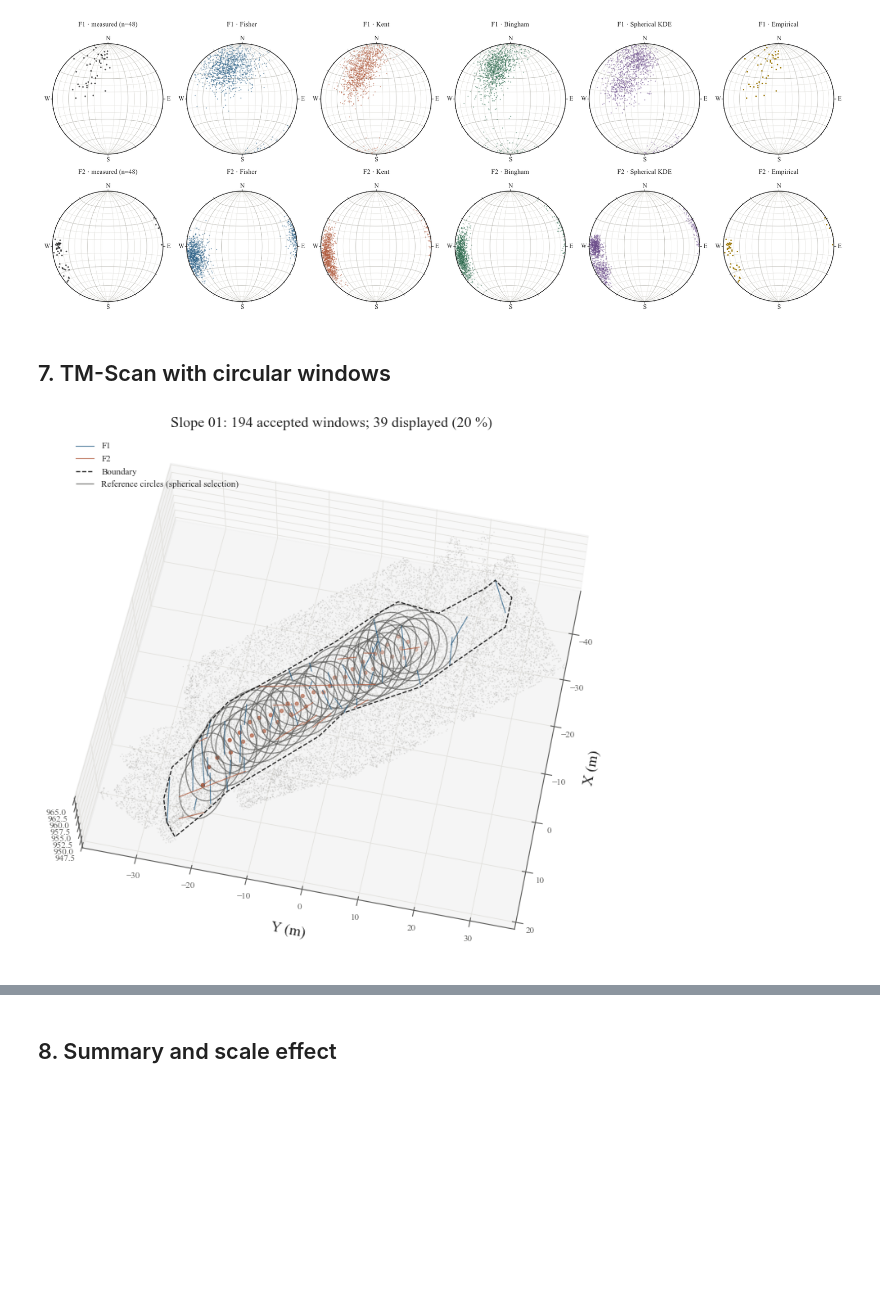
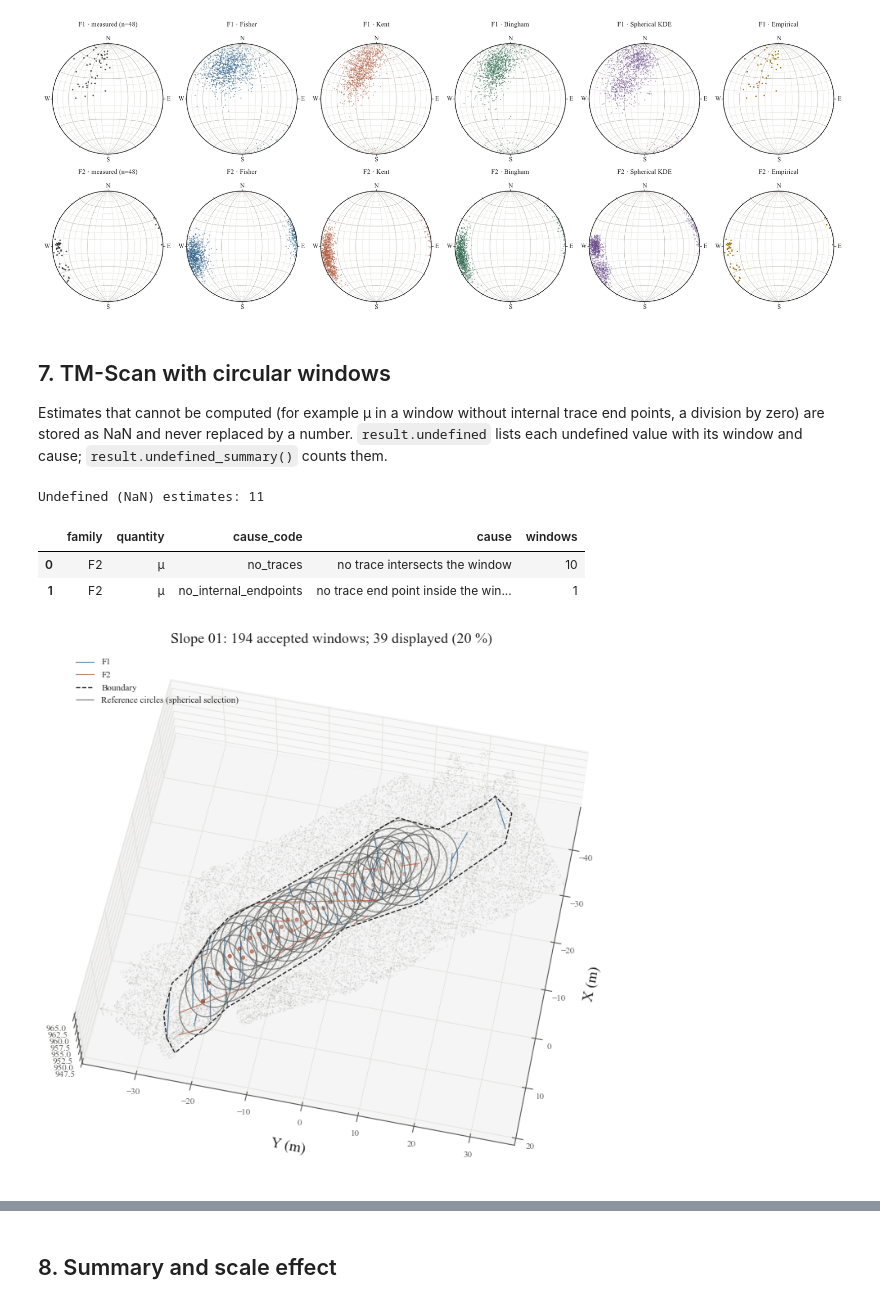
Before and after one commit to GaldinoMagalhaes/TM-Scan-Discontinuity-Analysis-library, a Jupyter notebook: case_studies/slope_01/case_study.ipynb, the cells around one changed output, grey strips where cells are left out. Drawn from its saved outputs; the diff is of its cells as text; code cells hidden in the pictures; blank space fills up the shorter version.

```diff
--- a/case_studies/slope_01/case_study.ipynb
+++ b/case_studies/slope_01/case_study.ipynb
@@ -143,10 +161,19 @@ orientation.plot();
 [figure]
 # %% [markdown]
 ## 7. TM-Scan with circular windows
+Estimates that cannot be computed (for example μ in a window without internal trace end points,
+a division by zero) are stored as NaN and never replaced by a number. `result.undefined` lists
+each undefined value with its window and cause; `result.undefined_summary()` counts them.
 # %%
 result = tm.analyze(data, tm.Window.sphere(RADIUS), sampling=tm.Sampling(k_smooth=K_SMOOTH))
 tm.plot_windows(data, result, window_percent=20);           # percentage of windows drawn
+print(f"Undefined (NaN) estimates: {len(result.undefined)}")
+display(result.undefined_summary())
 # %% [output]
+Undefined (NaN) estimates: 11
+|  | family | quantity | cause_code | cause | windows |
+| 0 | F2 | μ | no_traces | no trace intersects the window | 10 |
+| 1 | F2 | μ | no_internal_endpoints | no trace end point inside the win... | 1 |
 [figure]
 # %% [markdown]
 ## 7.1 Roughness of the sampling windows
```
Also changed, not shown: parts of 6 cells of this notebook, 22 other files.
